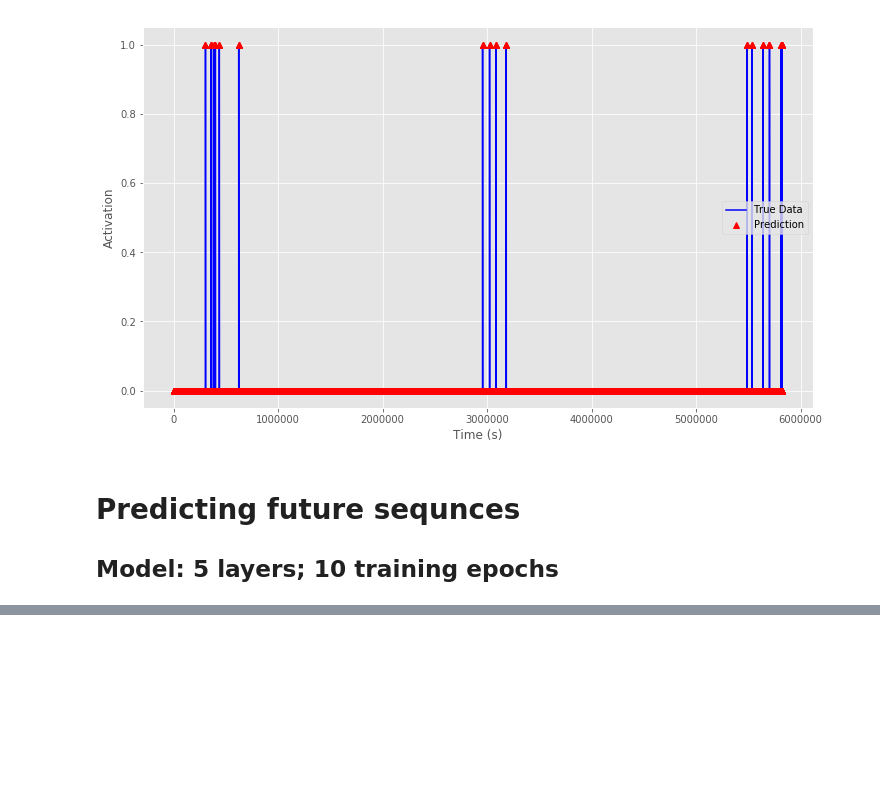
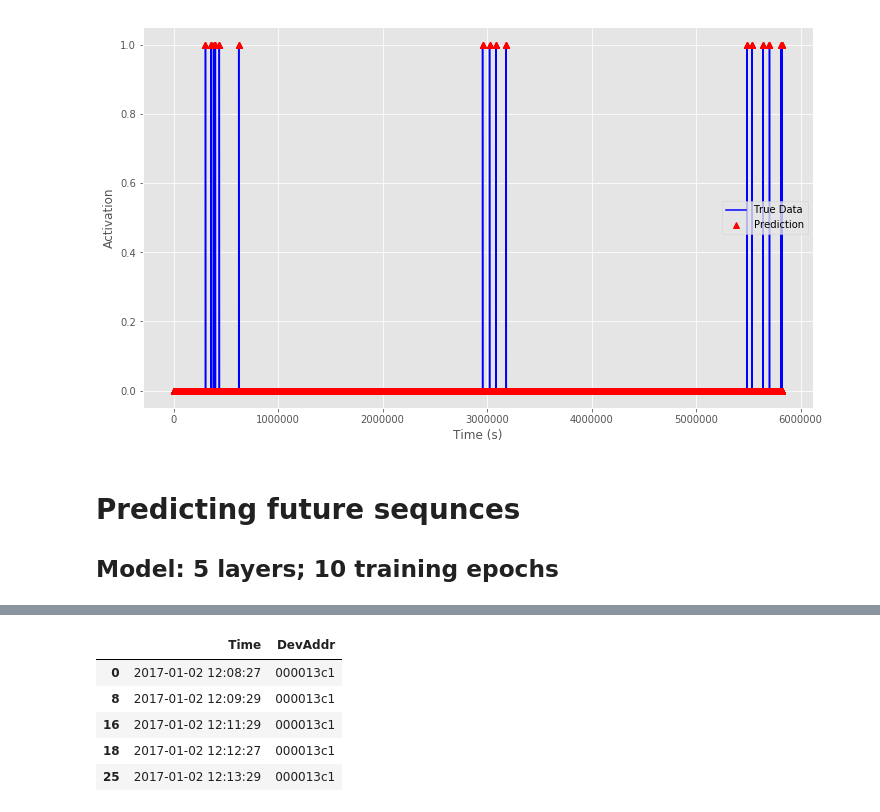
Before and after one commit to akapet00/lora-time-series, a Jupyter notebook: notebooks/01-evaluation.ipynb, the cells around one changed output, grey strips where cells are left out. Saved outputs shown, nothing was run; the diff lists cells and outputs as text; code cells hidden in the pictures; blank space fills up the shorter version.

```diff
--- a/notebooks/01-evaluation.ipynb
+++ b/notebooks/01-evaluation.ipynb
@@ -168,0 +226,25 @@ y_test_pred_10_seq = predict_sequences_multiple(data=X_test,
+# %%
+def remove_ns(data):
+    Time = list(data.Time.values)
+    Time_parsed = []
+    sep = '.'
+    for t in Time:
+        t_parsed = t.split(sep, 1)[0]
+        Time_parsed.append(t_parsed)
+    data.Time = Time_parsed
+    data['Time'] = pd.to_datetime(data['Time'])
+    return data
+
+data = dframe.copy()
+data = data[['Time', 'DevAddr']]
+
+data = remove_ns(data)
+dev1 = data[data.DevAddr == '000013c1']
+dev1.head()
+# %% [output]
+|  | Time | DevAddr |
+| 0 | 2017-01-02 12:08:27 | 000013c1 |
+| 8 | 2017-01-02 12:09:29 | 000013c1 |
+| 16 | 2017-01-02 12:11:29 | 000013c1 |
+| 18 | 2017-01-02 12:12:27 | 000013c1 |
+| 25 | 2017-01-02 12:13:29 | 000013c1 |
```
Also changed, not shown: parts of 12 cells of this notebook, 3 other files.
